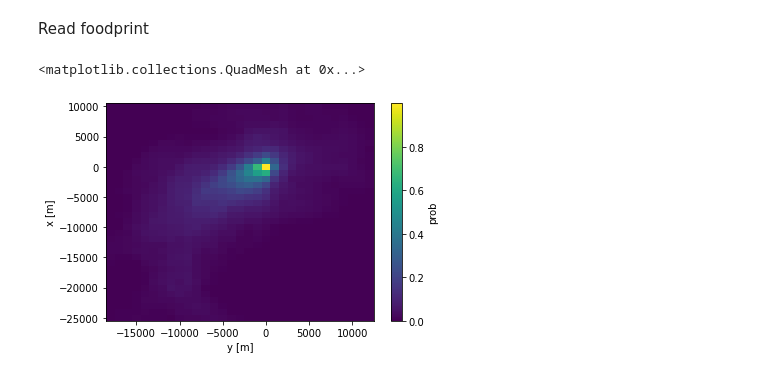
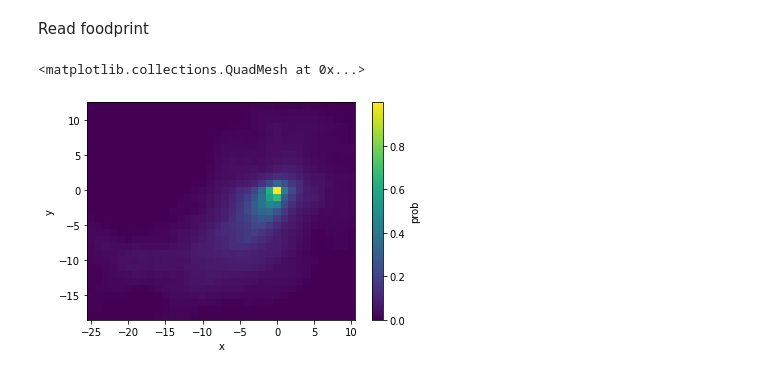
Before and after one commit to galendal/JGR17, a Jupyter notebook: all.ipynb, the cells around one changed output. Saved outputs shown, nothing was run; the diff lists cells and outputs as text; code cells hidden in the pictures.

```diff
--- a/all.ipynb
+++ b/all.ipynb
@@ -36,9 +146,11 @@ np.log(riskmap.prob).plot(x='X',y='Y')
 # %% [markdown]
 Read foodprint
 # %%
-qq=xr.open_dataset('Original_Matlab/qq.nc').load()
+qq=xr.open_dataset('Original_Matlab/qq.nc').load().transpose()
 qq.close()
+qq['x']=qq.x/1000
+qq['y']=qq.y/1000
 qq.prob.plot()
 # %% [output]
 <matplotlib.collections.QuadMesh at 0x...>
-[figure, old version]
+[figure, new version]
```
Also changed, not shown: parts of 39 cells of this notebook.
